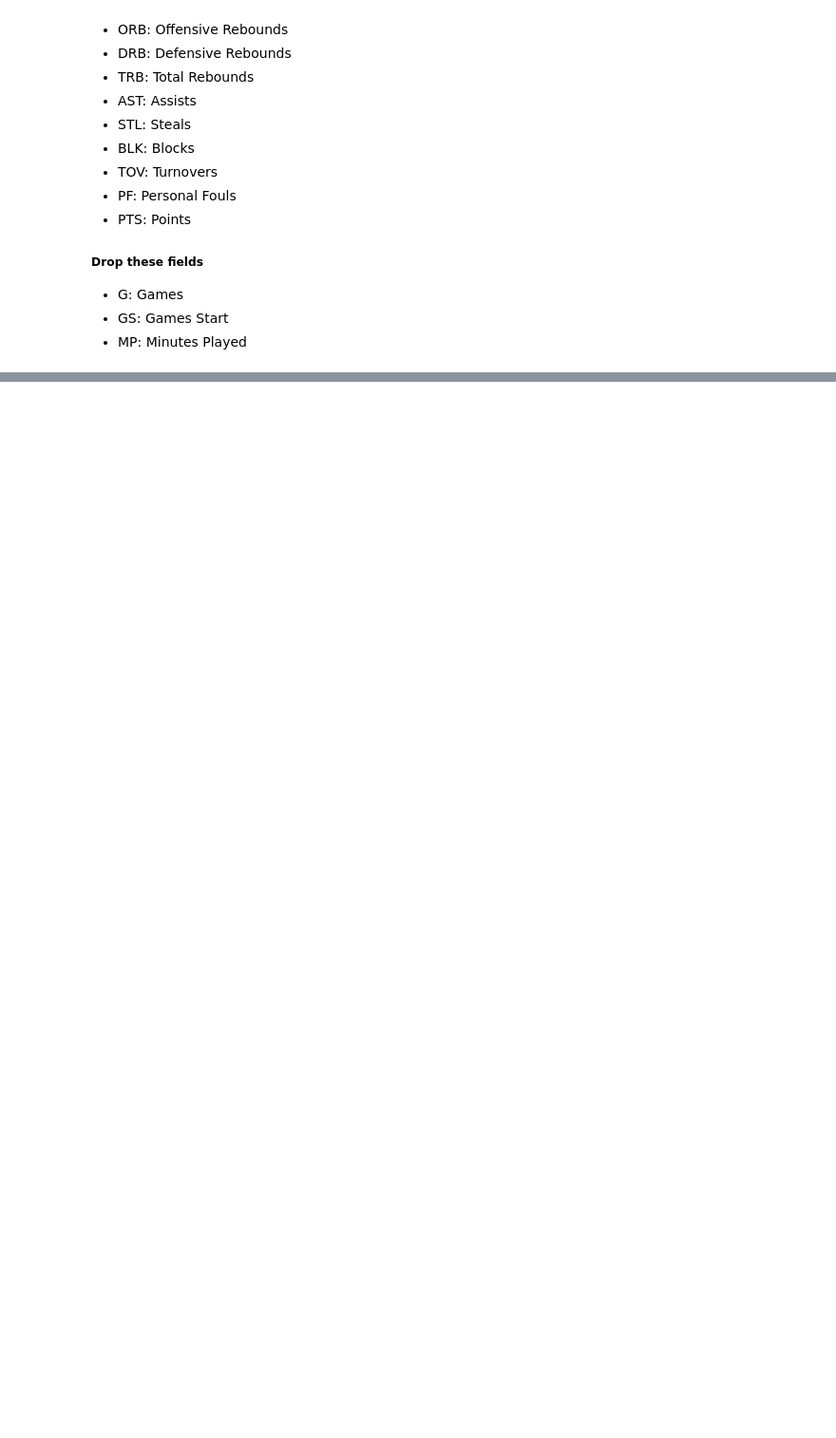
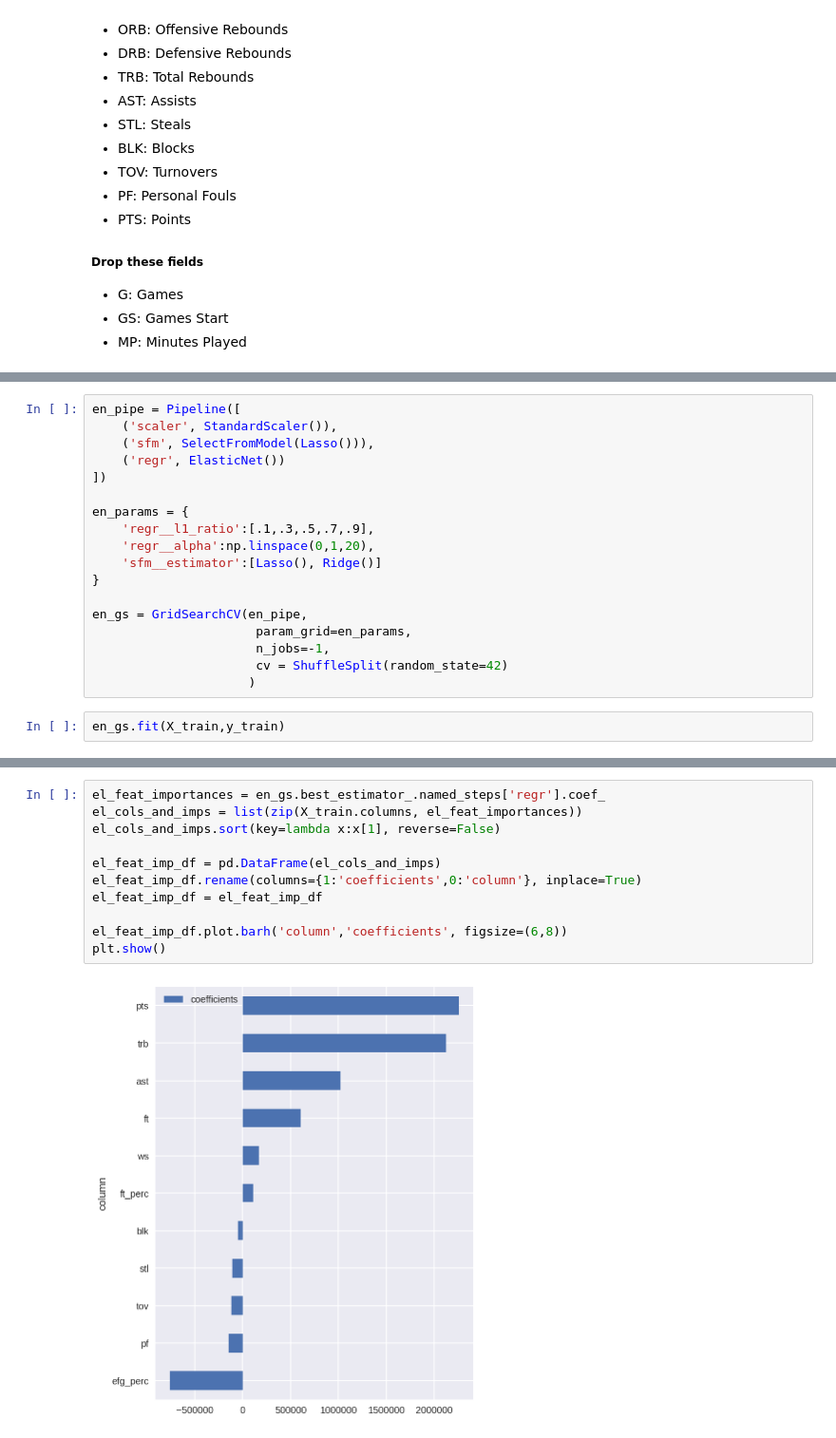
Before and after one commit to michaelkim9/nba_predictor_project_dsi, a Jupyter notebook: Part_4_predictive_model.ipynb, the cells around one changed output, grey strips where cells are left out. Shown at 95% size. Saved outputs shown, nothing was run; the diff lists cells and outputs as text; blank space fills up the shorter version.

```diff
--- a/Part_4_predictive_model.ipynb
+++ b/Part_4_predictive_model.ipynb
@@ -227,0 +458,20 @@ This is where some of the interesting stuff happens! Now we are going to build o
+# %%
+en_pipe = Pipeline([
+    ('scaler', StandardScaler()),
+    ('sfm', SelectFromModel(Lasso())),
+    ('regr', ElasticNet())
+])
+
+en_params = {
+    'regr__l1_ratio':[.1,.3,.5,.7,.9],
+    'regr__alpha':np.linspace(0,1,20),
+    'sfm__estimator':[Lasso(), Ridge()]
+}
+
+en_gs = GridSearchCV(en_pipe,
+                      param_grid=en_params,
+                      n_jobs=-1,
+                      cv = ShuffleSplit(random_state=42)
+                     )
+# %%
+en_gs.fit(X_train,y_train)
@@ -227,0 +534,13 @@ This is where some of the interesting stuff happens! Now we are going to build o
+# %%
+el_feat_importances = en_gs.best_estimator_.named_steps['regr'].coef_
+el_cols_and_imps = list(zip(X_train.columns, el_feat_importances))
+el_cols_and_imps.sort(key=lambda x:x[1], reverse=False)
+
+el_feat_imp_df = pd.DataFrame(el_cols_and_imps)
+el_feat_imp_df.rename(columns={1:'coefficients',0:'column'}, inplace=True)
+el_feat_imp_df = el_feat_imp_df
+
+el_feat_imp_df.plot.barh('column','coefficients', figsize=(6,8))
+plt.show()
+# %% [output]
+[figure, added]
```
Also changed, not shown: parts of 102 cells of this notebook, 4 other files.
